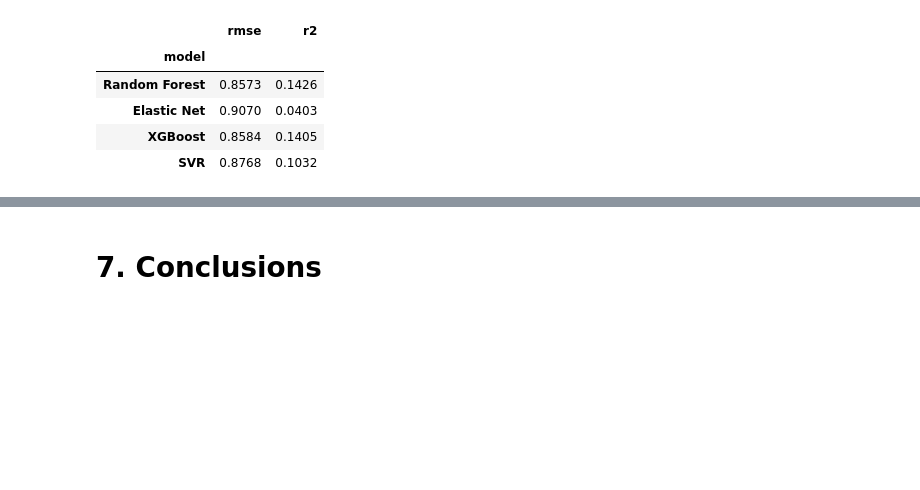
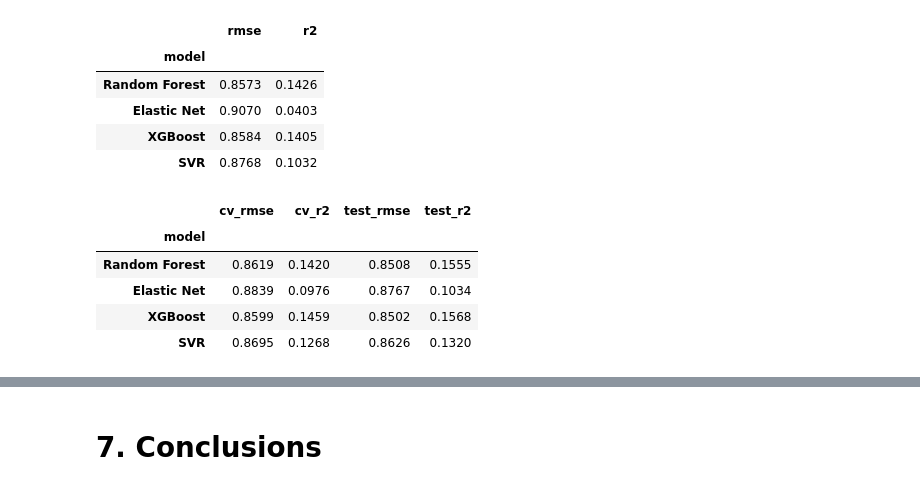
Before and after one commit to Weronikaa2001/ML2_final_project, a Jupyter notebook: ML2_final.ipynb, the cells around one changed output, grey strips where cells are left out. Saved outputs shown, nothing was run; the diff lists cells and outputs as text; code cells hidden in the pictures; blank space fills up the shorter version.

```diff
--- a/ML2_final.ipynb
+++ b/ML2_final.ipynb
@@ -1135,3 +1152,12 @@ Test R²: 0.1320407749825152
+# %%
+svr_search = search
+y_pred_svr = y_pred
+
+svr_cv_rmse = -svr_search.best_score_
+svr_cv_r2 = svr_search.cv_results_["mean_test_r2"][svr_search.best_index_]
+
+svr_test_rmse = rmse(y_test, y_pred_svr)
+svr_test_r2 = r2_score(y_test, y_pred_svr)
 # %% [markdown]
 ### XGBoost
 # %%
@@ -1187,3 +1213,12 @@ Test R²: 0.1568189523513599
+# %%
+xgb_search = search
+y_pred_xgb = y_pred
+
+xgb_cv_rmse = -xgb_search.best_score_
+xgb_cv_r2 = xgb_search.cv_results_["mean_test_r2"][xgb_search.best_index_]
+
+xgb_test_rmse = rmse(y_test, y_pred_xgb)
+xgb_test_r2 = r2_score(y_test, y_pred_xgb)
 # %% [markdown]
 # 6. Models comparison
 # %%
@@ -1201,3 +1236,35 @@ display(baseline_table.round(4))
 | Elastic Net | 0.9070 | 0.0403 |
 | XGBoost | 0.8584 | 0.1405 |
 | SVR | 0.8768 | 0.1032 |
+# %%
+def cv_test_row(name, search_obj):
+    best_idx = search_obj.best_index_
+    cv_rmse = -search_obj.best_score_
+    cv_r2 = search_obj.cv_results_.get("mean_test_r2", [np.nan])[best_idx]
+
+    best_model = search_obj.best_estimator_
+    y_pred = best_model.predict(X_test)
+
+    return {
+        "model": name,
+        "cv_rmse": cv_rmse,
+        "cv_r2": cv_r2,
+        "test_rmse": rmse(y_test, y_pred),
+        "test_r2": r2_score(y_test, y_pred),
+    }
+
+rows = []
+rows.append(cv_test_row("Random Forest", rf_search))
+rows.append(cv_test_row("Elastic Net", enet_search))
+rows.append(cv_test_row("XGBoost", xgb_search))
+rows.append(cv_test_row("SVR", svr_search))
+
+cv_vs_test = pd.DataFrame(rows).set_index("model")
+display(cv_vs_test.round(4))
+# %% [output]
+|  | cv_rmse | cv_r2 | test_rmse | test_r2 |
+| model |  |  |  |  |
+| Random Forest | 0.8619 | 0.1420 | 0.8508 | 0.1555 |
+| Elastic Net | 0.8839 | 0.0976 | 0.8767 | 0.1034 |
+| XGBoost | 0.8599 | 0.1459 | 0.8502 | 0.1568 |
+| SVR | 0.8695 | 0.1268 | 0.8626 | 0.1320 |
```
Also changed, not shown: parts of 8 cells of this notebook.
